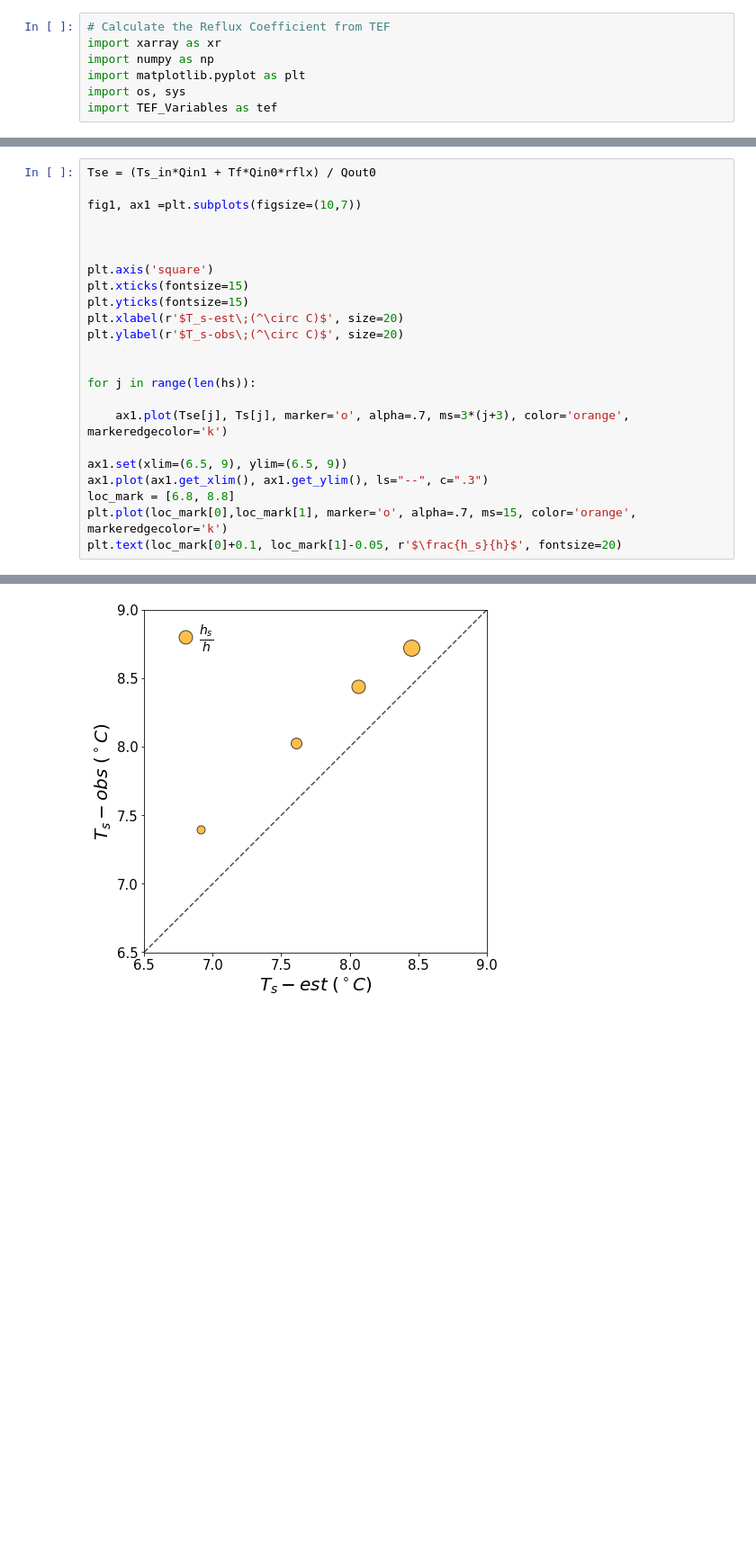
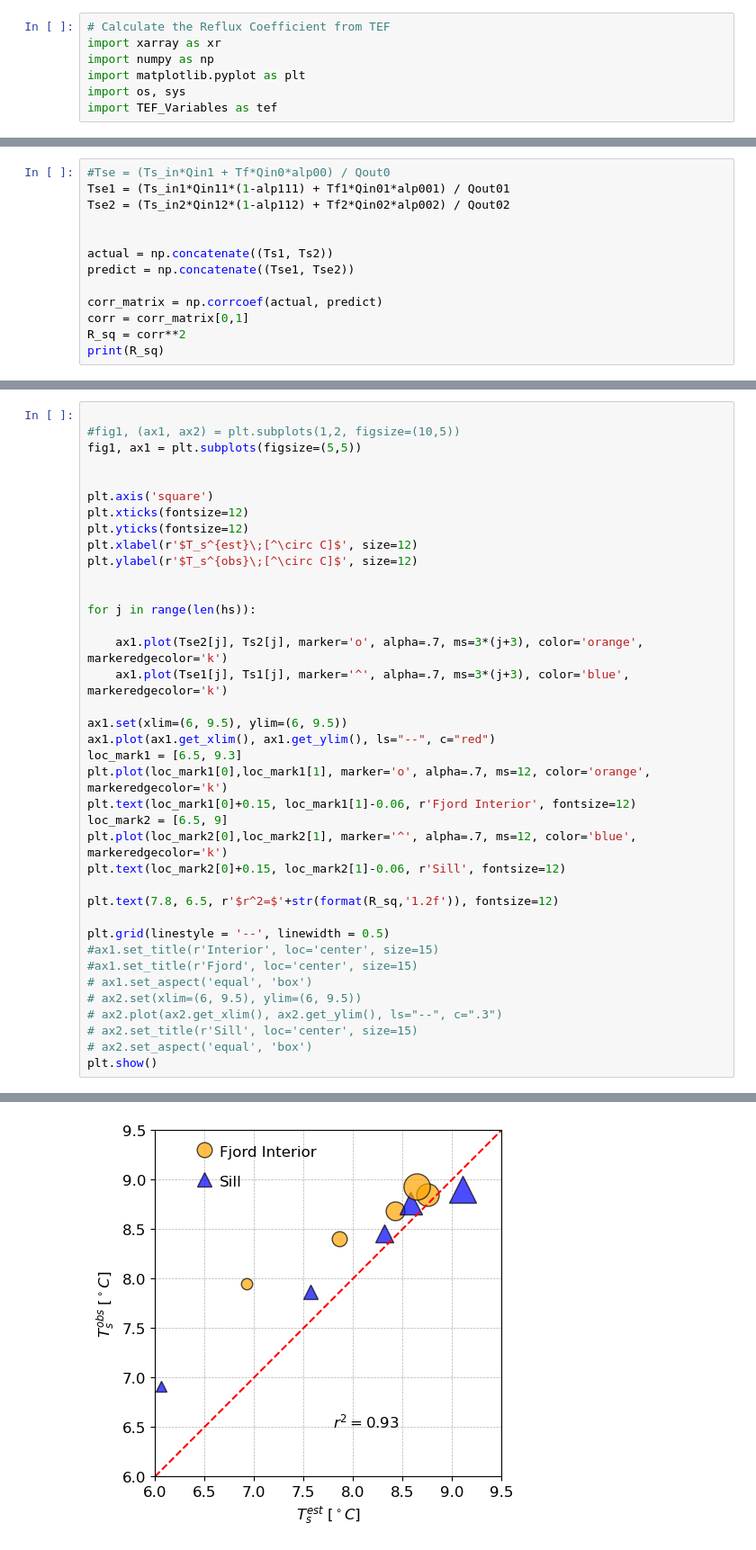
Before and after one commit to weiyangbao/Jupyter-Iceplume, a Jupyter notebook: TEF/reflux_temp.ipynb, the cells around one changed output, grey strips where cells are left out. Shown at 90% size. Drawn from its saved outputs; the diff is of its cells as text; blank space fills up the shorter version.

```diff
--- a/TEF/reflux_temp.ipynb
+++ b/TEF/reflux_temp.ipynb
@@ -151,0 +281,13 @@ for j in range(len(hs)):
+# %%
+#Tse = (Ts_in*Qin1 + Tf*Qin0*alp00) / Qout0
+Tse1 = (Ts_in1*Qin11*(1-alp111) + Tf1*Qin01*alp001) / Qout01
+Tse2 = (Ts_in2*Qin12*(1-alp112) + Tf2*Qin02*alp002) / Qout02
+
+
+actual = np.concatenate((Ts1, Ts2))
+predict = np.concatenate((Tse1, Tse2))
+
+corr_matrix = np.corrcoef(actual, predict)
+corr = corr_matrix[0,1]
+R_sq = corr**2
+print(R_sq)
@@ -152,24 +296,39 @@ for j in range(len(hs)):
 # %%
-Tse = (Ts_in*Qin1 + Tf*Qin0*rflx) / Qout0
 
-fig1, ax1 =plt.subplots(figsize=(10,7))
-
+#fig1, (ax1, ax2) = plt.subplots(1,2, figsize=(10,5))
+fig1, ax1 = plt.subplots(figsize=(5,5))
 
 
 plt.axis('square')
-plt.xticks(fontsize=15)
-plt.yticks(fontsize=15)
-plt.xlabel(r'$T_s-est\;(^\circ C)$', size=20)
-plt.ylabel(r'$T_s-obs\;(^\circ C)$', size=20)
+plt.xticks(fontsize=12)
+plt.yticks(fontsize=12)
+plt.xlabel(r'$T_s^{est}\;[^\circ C]$', size=12)
+plt.ylabel(r'$T_s^{obs}\;[^\circ C]$', size=12)
 
 
 for j in range(len(hs)):
 
-    ax1.plot(Tse[j], Ts[j], marker='o', alpha=.7, ms=3*(j+3), color='orange', markeredgecolor='k')
+    ax1.plot(Tse2[j], Ts2[j], marker='o', alpha=.7, ms=3*(j+3), color='orange', markeredgecolor='k')
+    ax1.plot(Tse1[j], Ts1[j], marker='^', alpha=.7, ms=3*(j+3), color='blue', markeredgecolor='k')
 
-ax1.set(xlim=(6.5, 9), ylim=(6.5, 9))
-ax1.plot(ax1.get_xlim(), ax1.get_ylim(), ls="--", c=".3")
-loc_mark = [6.8, 8.8]
-plt.plot(loc_mark[0],loc_mark[1], marker='o', alpha=.7, ms=15, color='orange', markeredgecolor='k')
-plt.text(loc_mark[0]+0.1, loc_mark[1]-0.05, r'$\frac{h_s}{h}$', fontsize=20)
+ax1.set(xlim=(6, 9.5), ylim=(6, 9.5))
+ax1.plot(ax1.get_xlim(), ax1.get_ylim(), ls="--", c="red")
+loc_mark1 = [6.5, 9.3]
+plt.plot(loc_mark1[0],loc_mark1[1], marker='o', alpha=.7, ms=12, color='orange', markeredgecolor='k')
+plt.text(loc_mark1[0]+0.15, loc_mark1[1]-0.06, r'Fjord Interior', fontsize=12)
+loc_mark2 = [6.5, 9]
+plt.plot(loc_mark2[0],loc_mark2[1], marker='^', alpha=.7, ms=12, color='blue', markeredgecolor='k')
+plt.text(loc_mark2[0]+0.15, loc_mark2[1]-0.06, r'Sill', fontsize=12)
+
+plt.text(7.8, 6.5, r'$r^2=$'+str(format(R_sq,'1.2f')), fontsize=12)
+
+plt.grid(linestyle = '--', linewidth = 0.5)
+#ax1.set_title(r'Interior', loc='center', size=15)
+#ax1.set_title(r'Fjord', loc='center', size=15)
+# ax1.set_aspect('equal', 'box')
+# ax2.set(xlim=(6, 9.5), ylim=(6, 9.5))
+# ax2.plot(ax2.get_xlim(), ax2.get_ylim(), ls="--", c=".3")
+# ax2.set_title(r'Sill', loc='center', size=15)
+# ax2.set_aspect('equal', 'box')
+plt.show()
 # %% [output]
@@ -177 +335 @@ Text(6.8999999999999995, 8.75, '$\\frac{h_s}{h}$')
-[figure, old version]
+[figure, new version]
```
Also changed, not shown: parts of 19 cells of this notebook, 12 other files.
